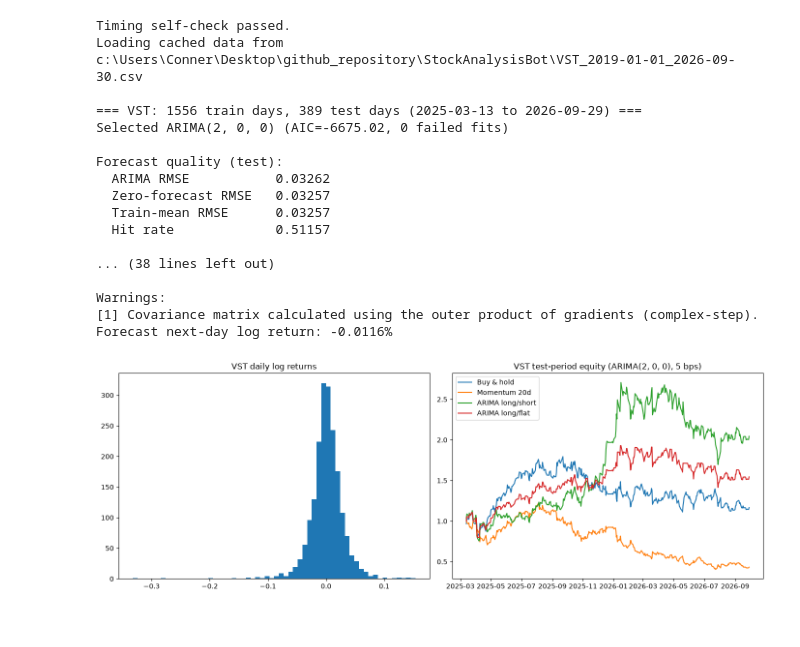
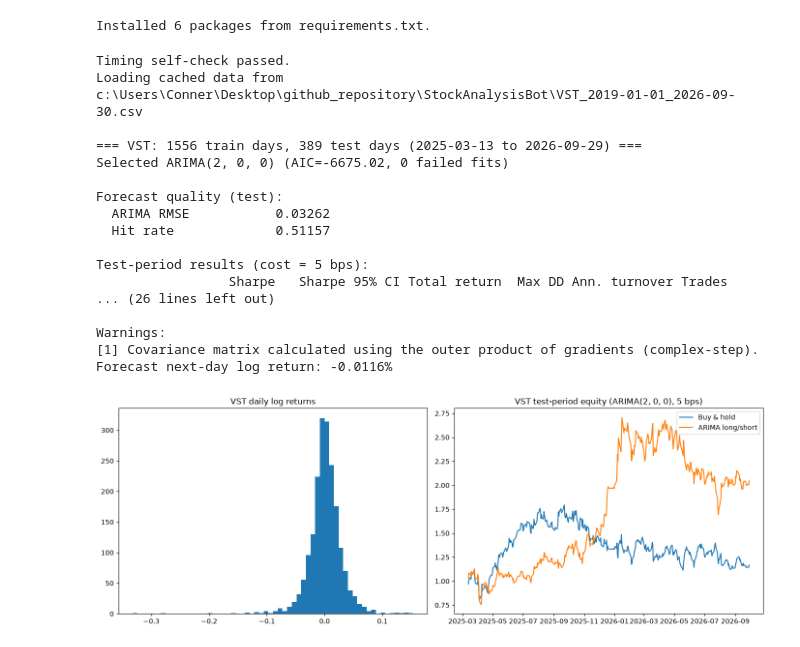
Before and after one commit to Conner-Blignaut/Stock-Bot, a Jupyter notebook: Submission.ipynb, the cells around one changed output. Drawn from its saved outputs; the diff is of its cells as text; code cells hidden in the pictures.

```diff
--- a/Submission.ipynb
+++ b/Submission.ipynb
@@ -1,3 +1,34 @@
+# %%
+import os, re, sys, subprocess, urllib.request
+
+REQ_FILE = "requirements.txt"
+REQ_URL = "https://raw.githubusercontent.com/Conner-Blignaut/Stock-Bot/main/requirements.txt"  # change 'main' if your branch differs
+
+# 1. Get requirements.txt if it isn't next to the notebook
+if not os.path.exists(REQ_FILE):
+    urllib.request.urlretrieve(REQ_URL, REQ_FILE)
+
+# 2. Clean it: accept "name==1.2.3" lines, and convert "name   1.2.3" (pip list format) to "name==1.2.3"
+clean = []
+with open(REQ_FILE) as f:
+    for line in f:
+        line = line.strip()
+        if not line or line.startswith("#") or line.startswith("-"):
+            continue
+        parts = line.split()
+        if len(parts) == 2 and re.match(r"^\d", parts[1]):      # pip list style
+            clean.append(f"{parts[0]}=={parts[1]}")
+        elif len(parts) == 1:                                    # already valid (name or name==version)
+            clean.append(parts[0])
+
+with open("requirements_clean.txt", "w") as f:
+    f.write("\n".join(clean) + "\n")
+
+# 3. Install into the same Python environment the notebook is using
+subprocess.check_call([sys.executable, "-m", "pip", "install", "-q", "-r", "requirements_clean.txt"])
+print(f"Installed {len(clean)} packages from {REQ_FILE}.")
+# %% [output]
+Installed 6 packages from requirements.txt.
 # %%
 from __future__ import annotations
 import itertools
@@ -18,7 +49,7 @@ REFIT_EVERY = 20
 MOMENTUM_WINDOW = 20
 COST_BPS = 5
 COST_SWEEP = (0, 5, 10, 20, 100)
-RISK_FREE = 0.0
+RISK_FREE = 0.04
 PERIODS = 252
 N_BOOT = 2000
 
@@ -123,8 +154,6 @@ def forecast_metrics(pred: np.ndarray, actual: np.ndarray, train_mean: float) ->
     rmse = lambda e: float(np.sqrt(np.mean(e**2)))
     return {
         "ARIMA RMSE": rmse(actual - pred),
-        "Zero-forecast RMSE": rmse(actual),
-        "Train-mean RMSE": rmse(actual - train_mean),
         "Hit rate": float((np.sign(pred) == np.sign(actual)).mean()),
     }
 
@@ -165,9 +194,7 @@ def run_symbol(symbol: str):
 
     signals = {
         "Buy & hold": pd.Series(1.0, index=ret.index),
-        f"Momentum {MOMENTUM_WINDOW}d": np.sign(close.pct_change(MOMENTUM_WINDOW)),
         "ARIMA long/short": np.sign(fc),
-        "ARIMA long/flat": (fc > 0).astype(float),
     }
 
     rows, curves = {}, {}
@@ -182,13 +209,6 @@ def run_symbol(symbol: str):
            "Max DD": "{:.1%}".format, "Ann. turnover": "{:.1f}".format}
     print(f"\nTest-period results (cost = {COST_BPS} bps):")
     print(table.to_string(formatters={k: v for k, v in fmt.items() if k in table}))
-
-    print("\nCost sensitivity (test Sharpe):")
-    sweep = {
-        name: [sharpe(backtest(signals[name], ret, c)[0].iloc[n:]) for c in COST_SWEEP]
-        for name in ("ARIMA long/short", "ARIMA long/flat")
-    }
-    print(pd.DataFrame(sweep, index=[f"{c} bps" for c in COST_SWEEP]).round(2).to_string())
 
     fig, axes = plt.subplots(1, 2, figsize=(14, 5))
     axes[0].hist(ret, bins=60)
@@ -204,34 +224,34 @@ def run_symbol(symbol: str):
 def main():
     self_check()
     for symbol in SYMBOLS:
         ret, order = run_symbol(symbol)
 
         final = ARIMA(ret.to_numpy(), order=order).fit()
         print(f"\n{symbol}: ARIMA{order} fit on {len(ret)} days, last date {ret.index[-1].date()}")
         print(final.summary())
         next_ret = float(np.asarray(final.forecast(1))[0])
         print(f"Forecast next-day log return: {next_ret:+.4%}")
     plt.show()
 
 
 if __name__ == "__main__":
     main()
 # %% [output]
 Timing self-check passed.
 Loading cached data from c:\Users\Conner\Desktop\github_repository\StockAnalysisBot\VST_2019-01-01_2026-09-30.csv
 
 === VST: 1556 train days, 389 test days (2025-03-13 to 2026-09-29) ===
 Selected ARIMA(2, 0, 0) (AIC=-6675.02, 0 failed fits)
 
 Forecast quality (test):
   ARIMA RMSE           0.03262
-  Zero-forecast RMSE   0.03257
-  Train-mean RMSE      0.03257
   Hit rate             0.51157
 
-... (38 lines left out)
+Test-period results (cost = 5 bps):
+                 Sharpe   Sharpe 95% CI Total return  Max DD Ann. turnover Trades
+... (26 lines left out)
 
 Warnings:
 [1] Covariance matrix calculated using the outer product of gradients (complex-step).
 Forecast next-day log return: -0.0116%
-[figure, old version]
+[figure, new version]
```
Also changed, not shown: 1 other file.
